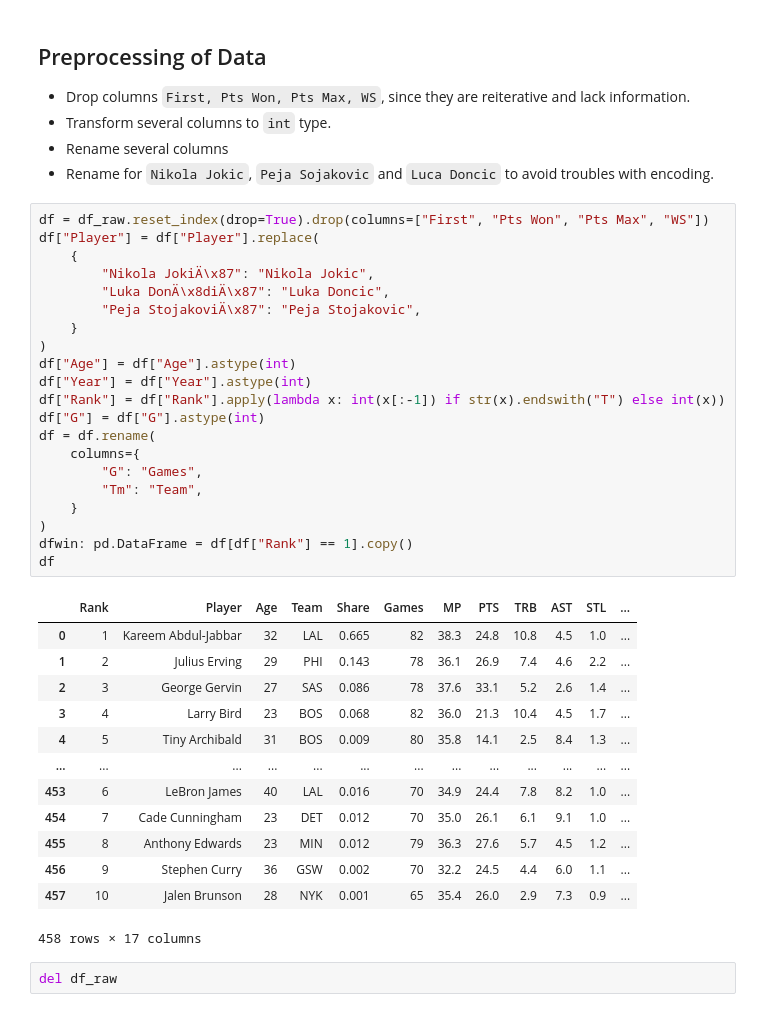
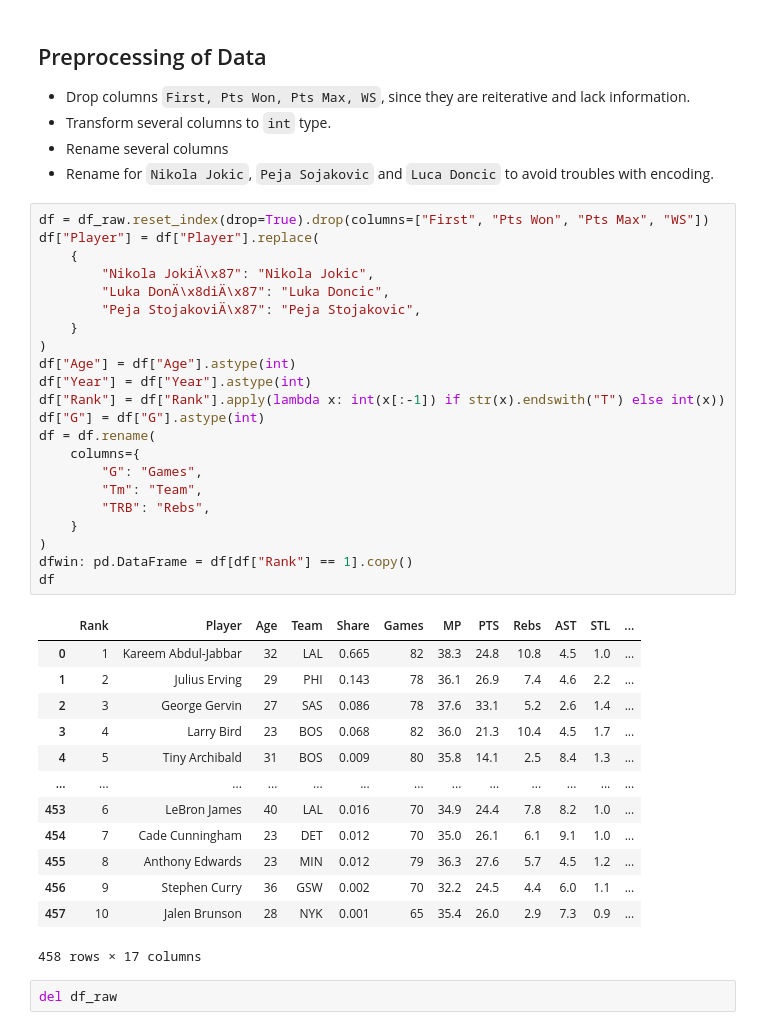
Before and after one commit to valevil27/nba-mvp-analysis, a Jupyter notebook: main.ipynb, the cells around one changed output. Cells and saved outputs as stored; diff of their text form.

```diff
--- a/main.ipynb
+++ b/main.ipynb
@@ -72,26 +72,27 @@ df_raw
 # %%
 df = df_raw.reset_index(drop=True).drop(columns=["First", "Pts Won", "Pts Max", "WS"])
 df["Player"] = df["Player"].replace(
     {
         "Nikola JokiÄ\x87": "Nikola Jokic",
         "Luka DonÄ\x8diÄ\x87": "Luka Doncic",
         "Peja StojakoviÄ\x87": "Peja Stojakovic",
     }
 )
 df["Age"] = df["Age"].astype(int)
 df["Year"] = df["Year"].astype(int)
 df["Rank"] = df["Rank"].apply(lambda x: int(x[:-1]) if str(x).endswith("T") else int(x))
 df["G"] = df["G"].astype(int)
 df = df.rename(
     columns={
         "G": "Games",
         "Tm": "Team",
+        "TRB": "Rebs",
     }
 )
 dfwin: pd.DataFrame = df[df["Rank"] == 1].copy()
 df
 # %% [output]
-|  | Rank | Player | Age | Team | Share | Games | MP | PTS | TRB | AST | STL | ... |
+|  | Rank | Player | Age | Team | Share | Games | MP | PTS | Rebs | AST | STL | ... |
 | 0 | 1 | Kareem Abdul-Jabbar | 32 | LAL | 0.665 | 82 | 38.3 | 24.8 | 10.8 | 4.5 | 1.0 | ... |
 | 1 | 2 | Julius Erving | 29 | PHI | 0.143 | 78 | 36.1 | 26.9 | 7.4 | 4.6 | 2.2 | ... |
 | 2 | 3 | George Gervin | 27 | SAS | 0.086 | 78 | 37.6 | 33.1 | 5.2 | 2.6 | 1.4 | ... |
```
Also changed, not shown: parts of 3 cells of this notebook.
